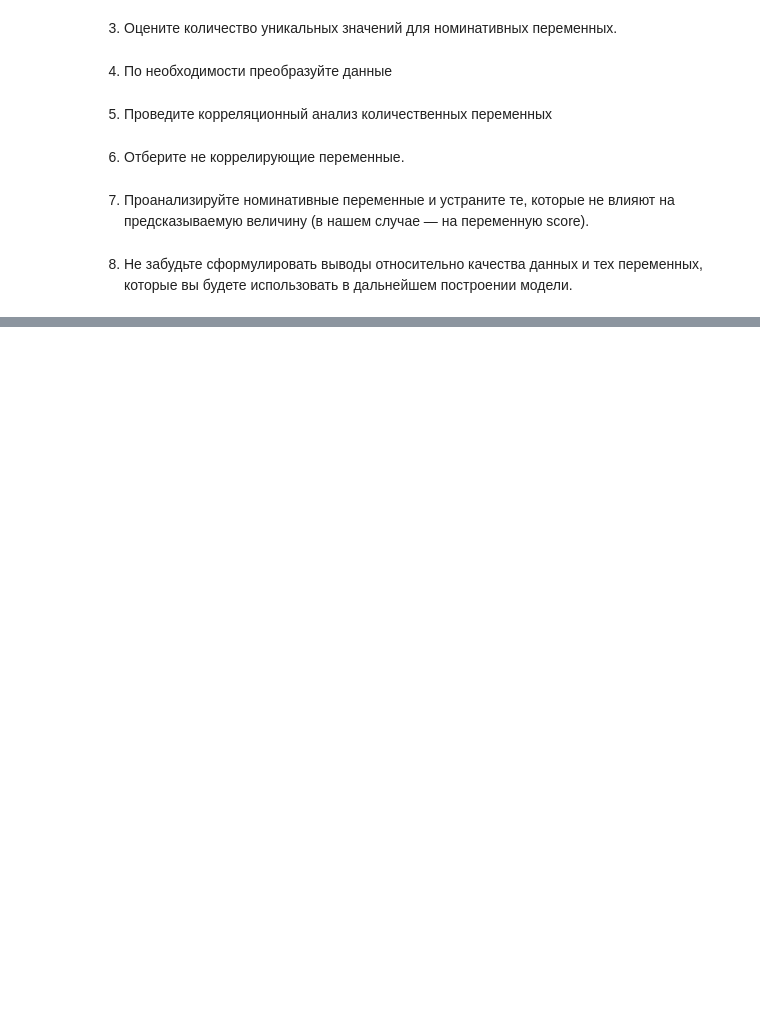
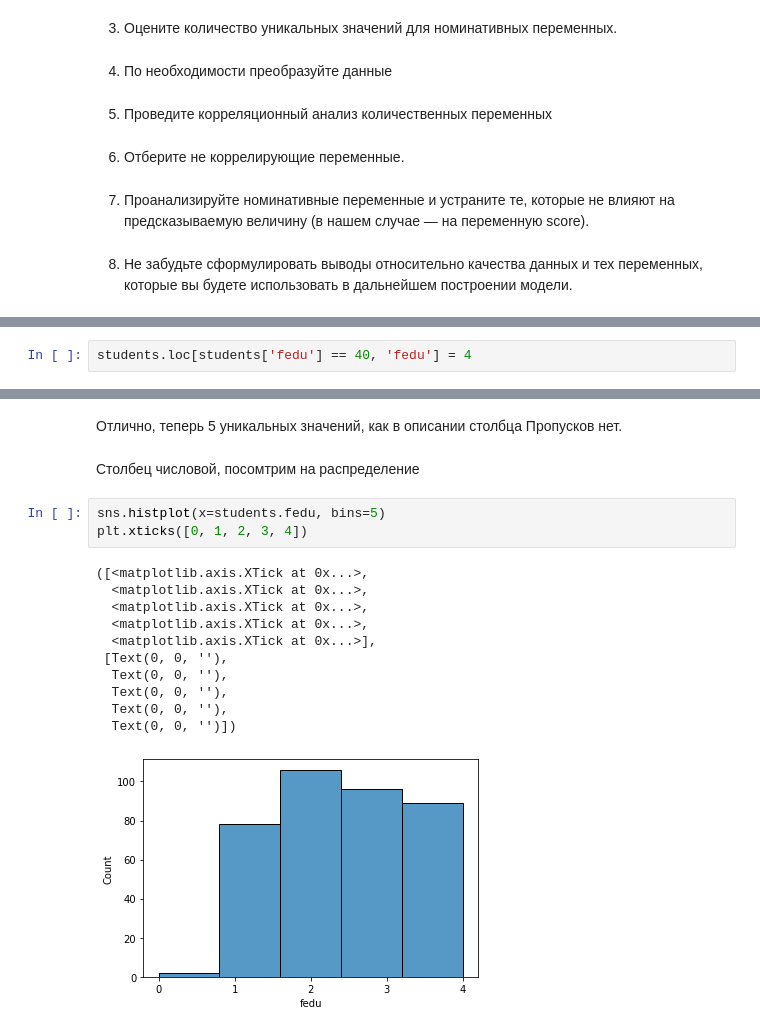
Before and after one commit to UndyingSerpent/skillfactory, a Jupyter notebook: module_2/Project_2.ipynb, the cells around one changed output, grey strips where cells are left out. Saved outputs shown, nothing was run; the diff lists cells and outputs as text; blank space fills up the shorter version.

```diff
--- a/module_2/Project_2.ipynb
+++ b/module_2/Project_2.ipynb
@@ -112,0 +337,2 @@ students.head(10)
+# %%
+students.loc[students['fedu'] == 40, 'fedu'] = 4
@@ -112,0 +348,20 @@ students.head(10)
+# %% [markdown]
+Отлично, теперь 5 уникальных значений, как в описании столбца
+Пропусков нет.
+# %% [markdown]
+Столбец числовой, посомтрим на распределение
+# %%
+sns.histplot(x=students.fedu, bins=5)
+plt.xticks([0, 1, 2, 3, 4])
+# %% [output]
+([<matplotlib.axis.XTick at 0x...>,
+  <matplotlib.axis.XTick at 0x...>,
+  <matplotlib.axis.XTick at 0x...>,
+  <matplotlib.axis.XTick at 0x...>,
+  <matplotlib.axis.XTick at 0x...>],
+ [Text(0, 0, ''),
+  Text(0, 0, ''),
+  Text(0, 0, ''),
+  Text(0, 0, ''),
+  Text(0, 0, '')])
+[figure, added]
```
Also changed, not shown: parts of 70 cells of this notebook.
